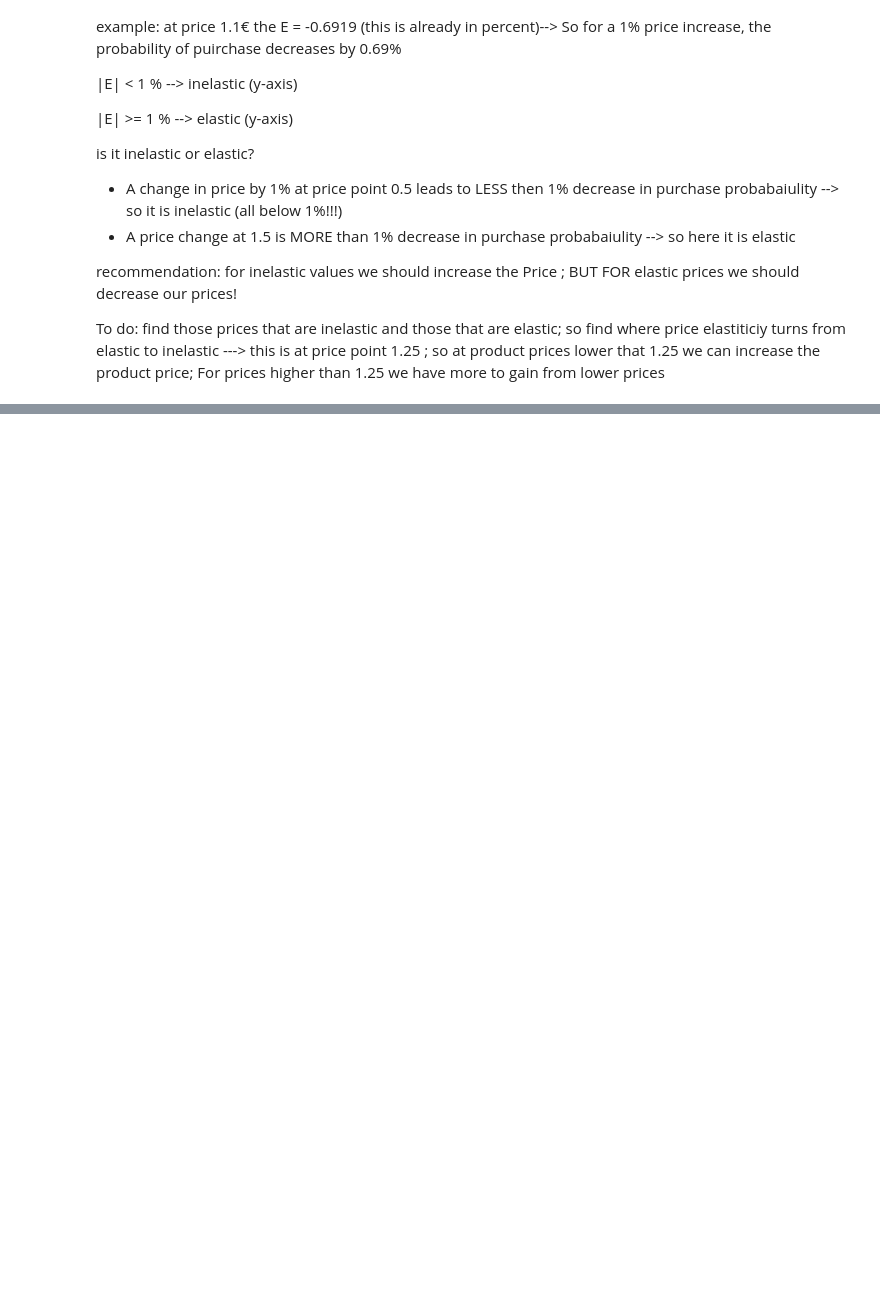
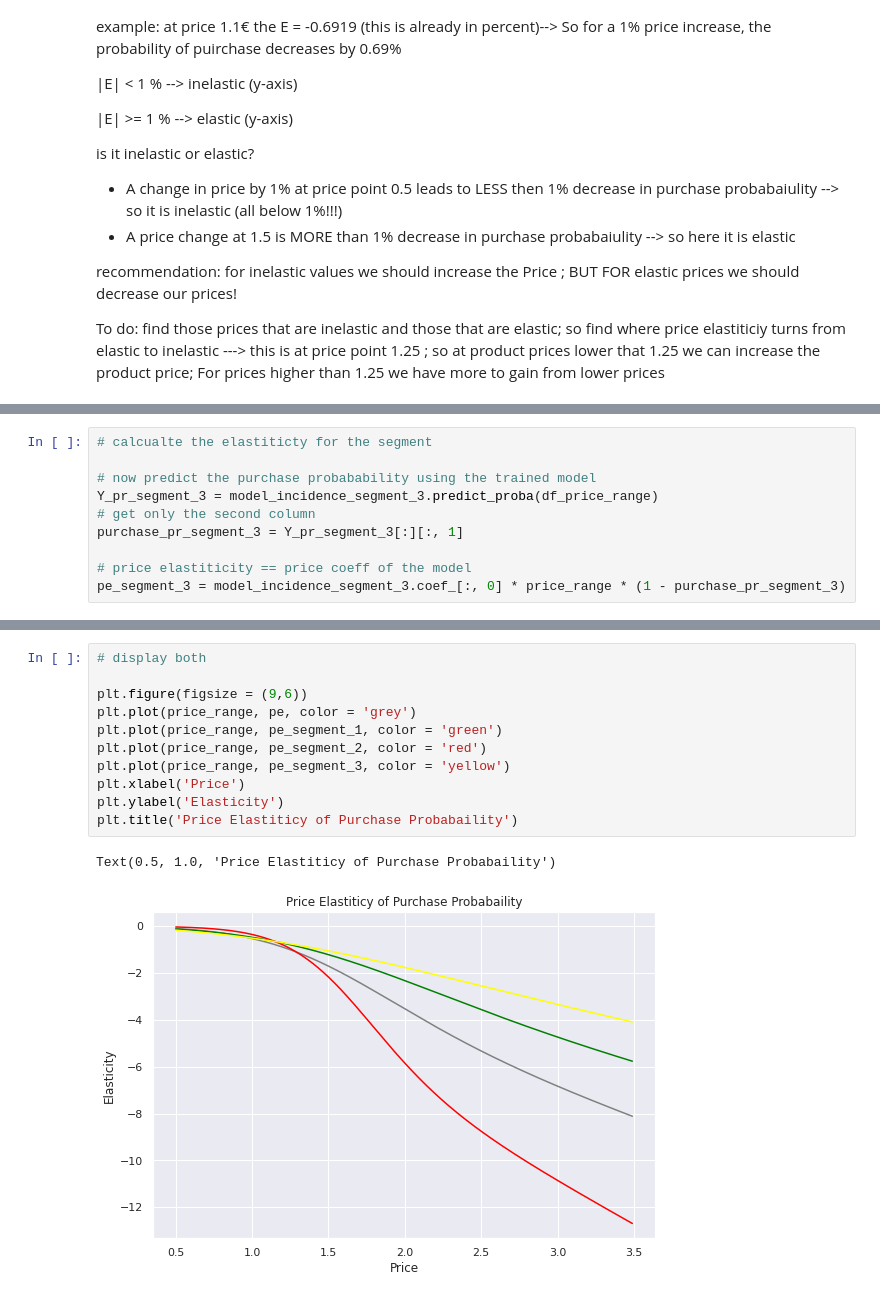
Before and after one commit to AngeloBarisano/customer_analysis_course, a Jupyter notebook: notebooks/Customer_analytics_predictive_analysis.ipynb, the cells around one changed output, grey strips where cells are left out. Cells and saved outputs as stored; diff of their text form; blank space fills up the shorter version.

```diff
--- a/notebooks/Customer_analytics_predictive_analysis.ipynb
+++ b/notebooks/Customer_analytics_predictive_analysis.ipynb
@@ -297,0 +479,10 @@ To do: find those prices that are inelastic and those that are elastic; so find
+# %%
+# calcualte the elastiticty for the segment
+
+# now predict the purchase probabability using the trained model
+Y_pr_segment_3 = model_incidence_segment_3.predict_proba(df_price_range)
+# get only the second column
+purchase_pr_segment_3 = Y_pr_segment_3[:][:, 1]
+
+# price elastiticity == price coeff of the model
+pe_segment_3 = model_incidence_segment_3.coef_[:, 0] * price_range * (1 - purchase_pr_segment_3)
@@ -297,0 +507,14 @@ To do: find those prices that are inelastic and those that are elastic; so find
+# %%
+# display both
+
+plt.figure(figsize = (9,6))
+plt.plot(price_range, pe, color = 'grey')
+plt.plot(price_range, pe_segment_1, color = 'green')
+plt.plot(price_range, pe_segment_2, color = 'red')
+plt.plot(price_range, pe_segment_3, color = 'yellow')
+plt.xlabel('Price')
+plt.ylabel('Elasticity')
+plt.title('Price Elastiticy of Purchase Probabaility')
+# %% [output]
+Text(0.5, 1.0, 'Price Elastiticy of Purchase Probabaility')
+[figure, added]
```
Also changed, not shown: parts of 57 cells of this notebook, 1 other file.
